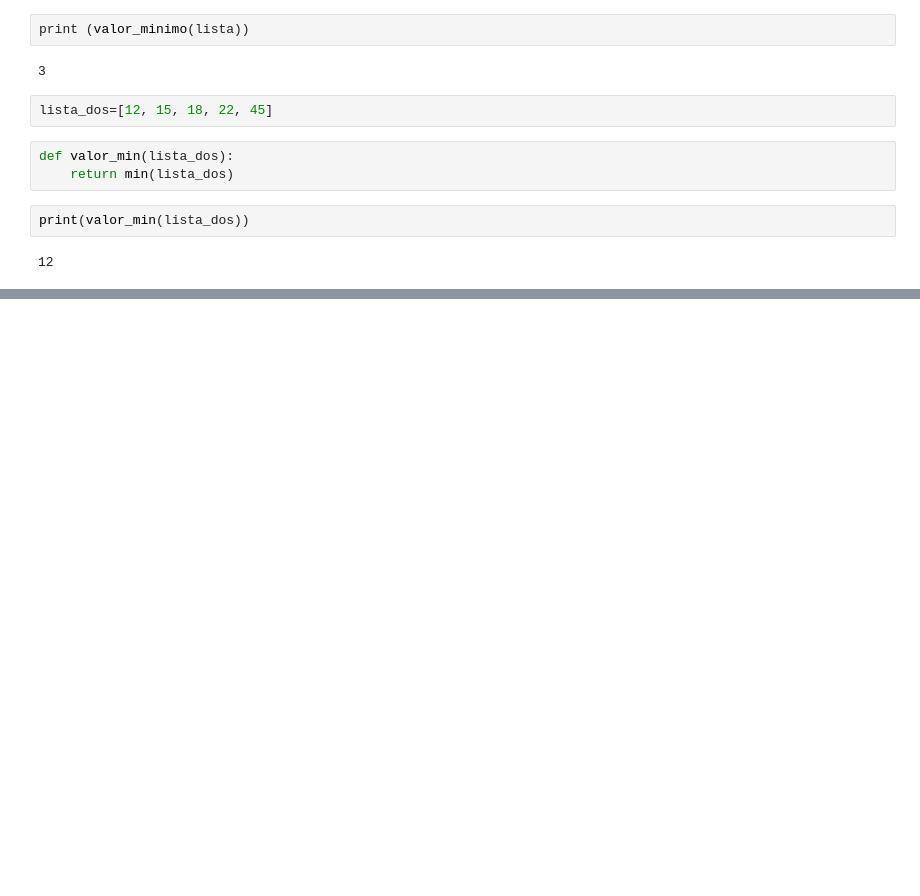
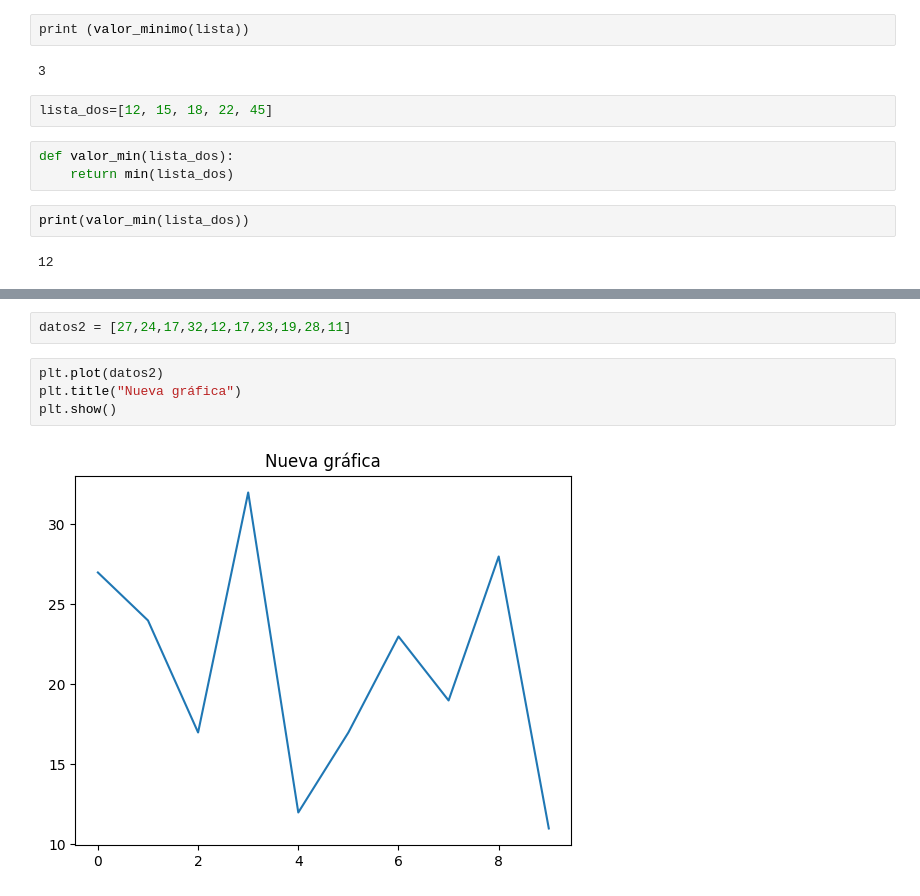
Before and after one commit to SilviaMendez27/Bit-cora-de-laboratorio-Silvia, a Jupyter notebook: Clase/01_intro_python.ipynb, the cells around one changed output, grey strips where cells are left out. Cells and saved outputs as stored; diff of their text form; blank space fills up the shorter version.

```diff
--- a/Clase/01_intro_python.ipynb
+++ b/Clase/01_intro_python.ipynb
@@ -123,0 +144,8 @@ print(valor_min(lista_dos))
+# %%
+datos2 = [27,24,17,32,12,17,23,19,28,11]
+# %%
+plt.plot(datos2)
+plt.title("Nueva gráfica")
+plt.show()
+# %% [output]
+[figure, added]
```
Also changed, not shown: parts of 19 cells of this notebook.
